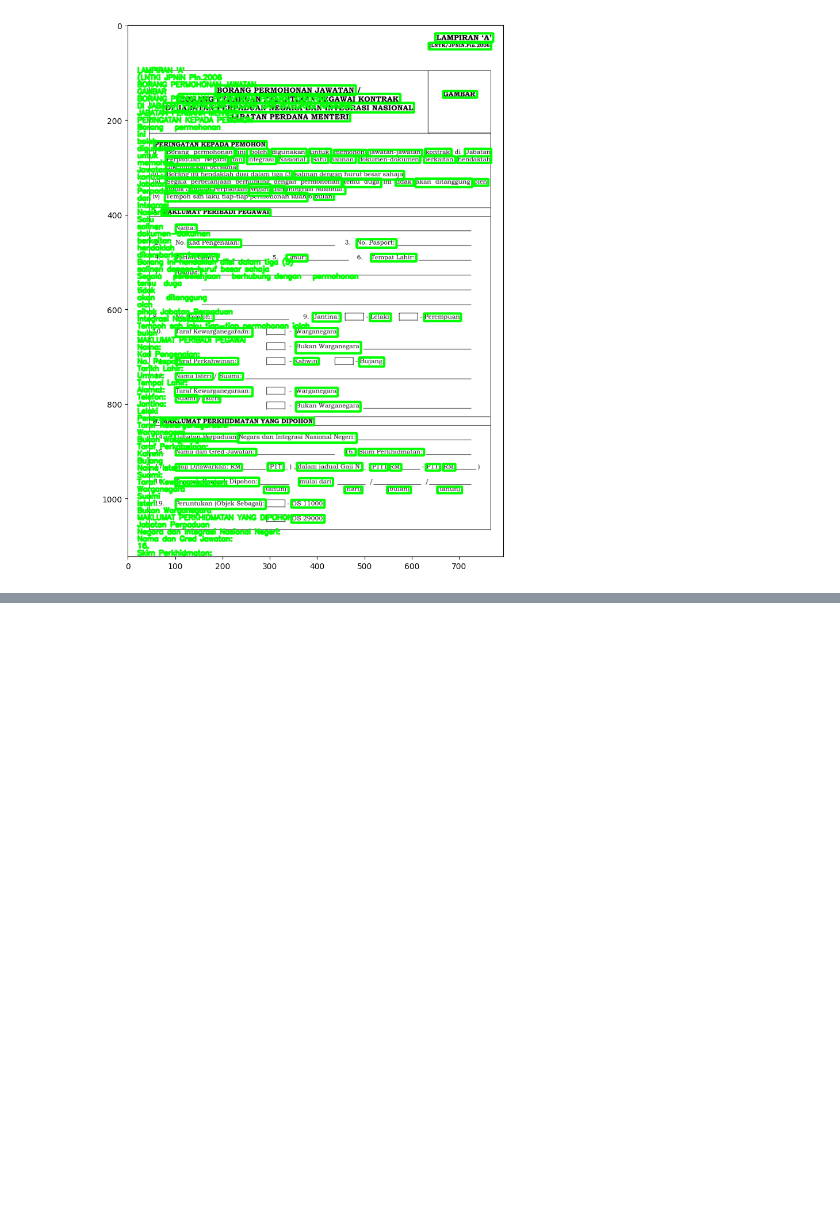
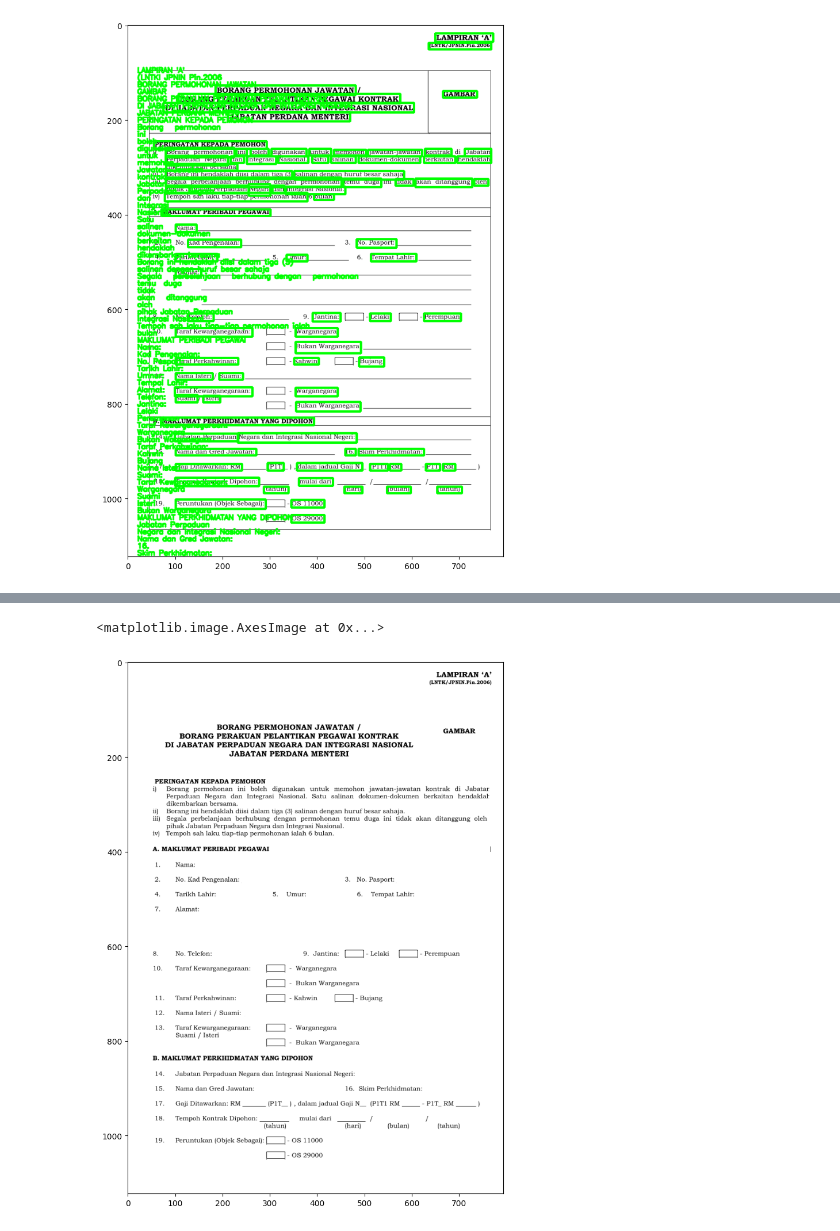
Before and after one commit to dannymirxa/SImple_Teseract_OCR_Application, a Jupyter notebook: convert_image_to_text_easyocr.ipynb, the cells around one changed output, grey strips where cells are left out. Cells and saved outputs as stored; diff of their text form; code cells hidden in the pictures; blank space fills up the shorter version.

```diff
--- a/convert_image_to_text_easyocr.ipynb
+++ b/convert_image_to_text_easyocr.ipynb
@@ -170,0 +190,6 @@ plt.show()
+# %%
+plt.figure(figsize=(20,12))
+plt.imshow(result)
+# %% [output]
+<matplotlib.image.AxesImage at 0x...>
+[figure, added]
```
Also changed, not shown: parts of 12 cells of this notebook, 1 other file.
